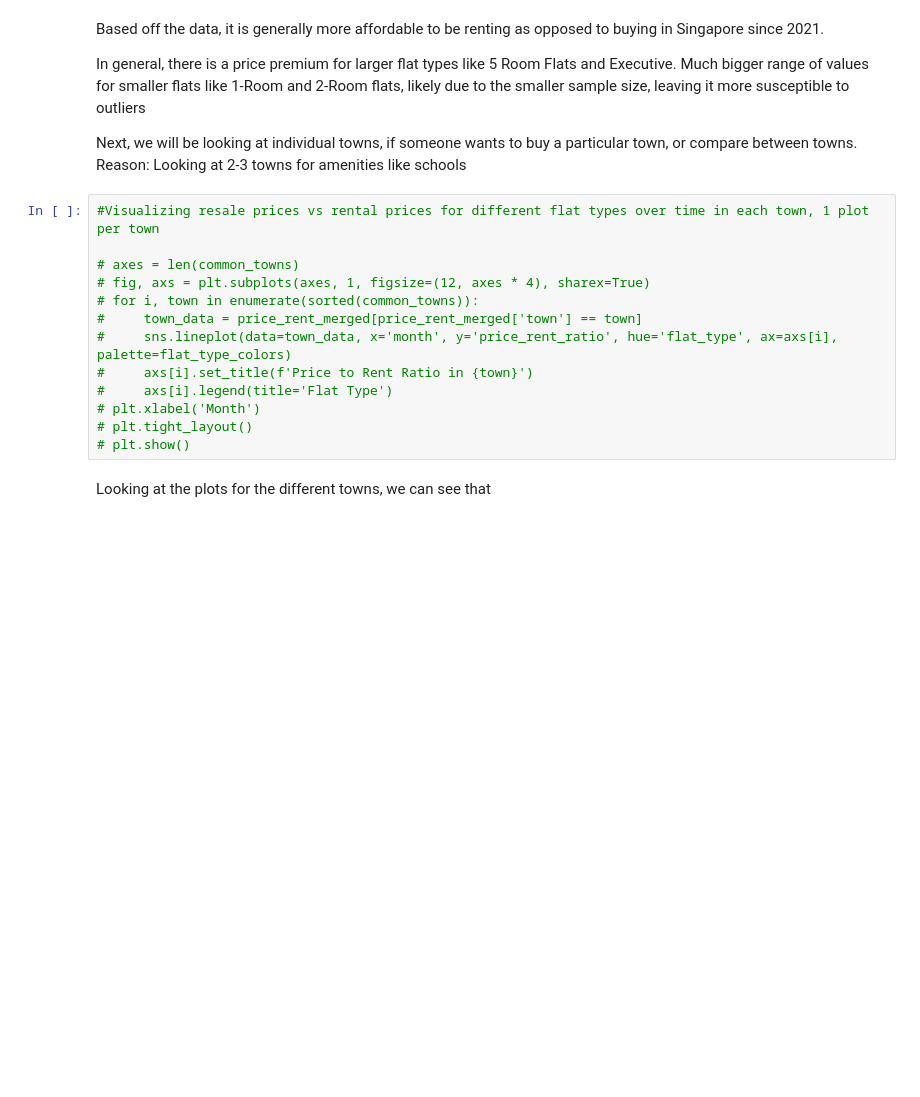
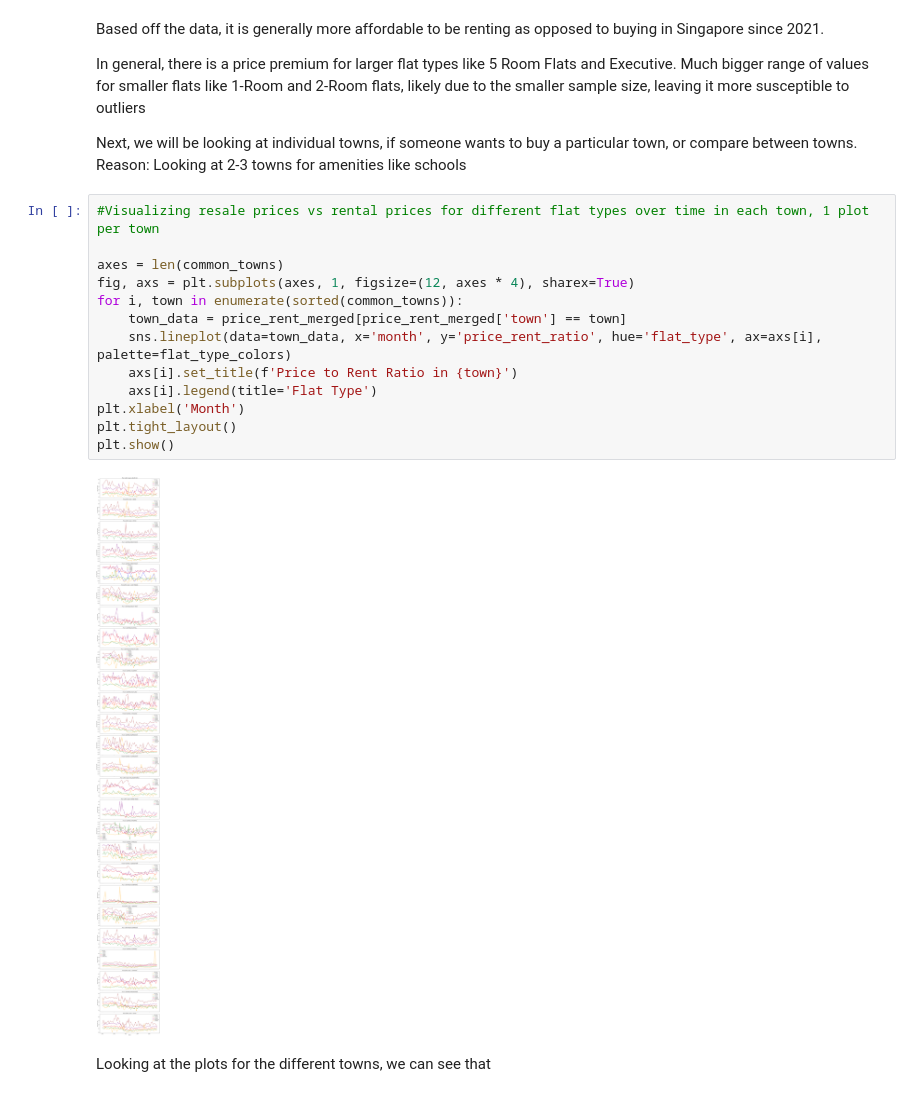
Before and after one commit to yapyande/Audit-Analytics, a Jupyter notebook: Project.ipynb, the cells around one changed output. Cells and saved outputs as stored; diff of their text form; blank space fills up the shorter version.

```diff
--- a/Project.ipynb
+++ b/Project.ipynb
@@ -107,16 +108,18 @@ Next, we will be looking at individual towns, if someone wants to buy a particul
 # %%
 #Visualizing resale prices vs rental prices for different flat types over time in each town, 1 plot per town
 
-# axes = len(common_towns)
-# fig, axs = plt.subplots(axes, 1, figsize=(12, axes * 4), sharex=True)
-# for i, town in enumerate(sorted(common_towns)):
-#     town_data = price_rent_merged[price_rent_merged['town'] == town]
-#     sns.lineplot(data=town_data, x='month', y='price_rent_ratio', hue='flat_type', ax=axs[i], palette=flat_type_colors)
-#     axs[i].set_title(f'Price to Rent Ratio in {town}')
-#     axs[i].legend(title='Flat Type')
-# plt.xlabel('Month')
-# plt.tight_layout()
-# plt.show()
+axes = len(common_towns)
+fig, axs = plt.subplots(axes, 1, figsize=(12, axes * 4), sharex=True)
+for i, town in enumerate(sorted(common_towns)):
+    town_data = price_rent_merged[price_rent_merged['town'] == town]
+    sns.lineplot(data=town_data, x='month', y='price_rent_ratio', hue='flat_type', ax=axs[i], palette=flat_type_colors)
+    axs[i].set_title(f'Price to Rent Ratio in {town}')
+    axs[i].legend(title='Flat Type')
+plt.xlabel('Month')
+plt.tight_layout()
+plt.show()
+# %% [output]
+[figure, added]
 # %% [markdown]
 Looking at the plots for the different towns, we can see that
 # %%
```
Also changed, not shown: parts of 3 cells of this notebook.
